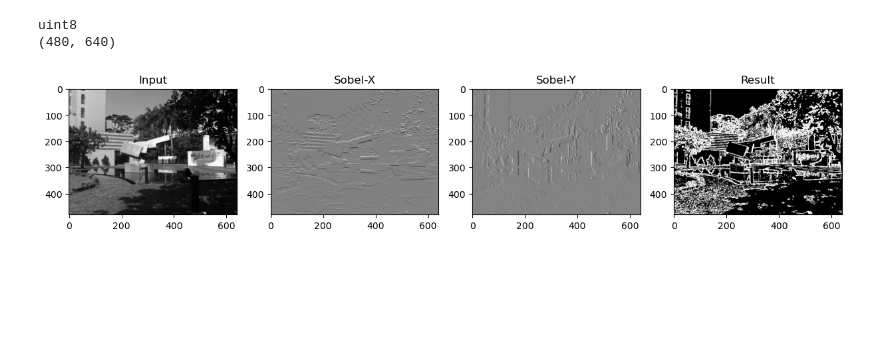
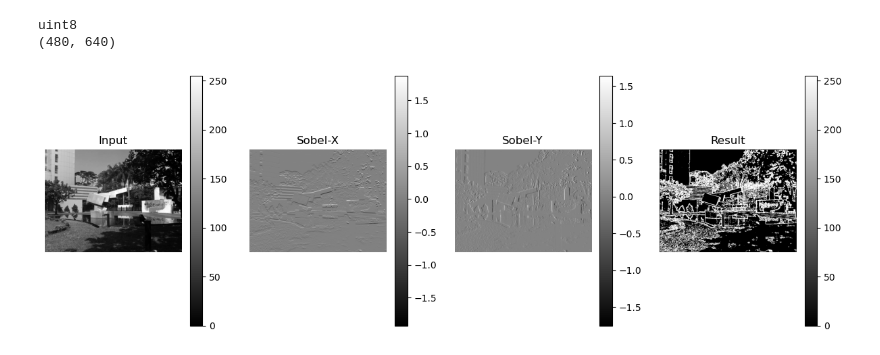
Before and after one commit to DanielHo-BS/ImageProcess, a Jupyter notebook: HW1/HW1-Sobel.ipynb, the cells around one changed output. Drawn from its saved outputs; the diff is of its cells as text; code cells hidden in the pictures; blank space fills up the shorter version.

Commit message:
Add colorbar and turn off axis

```diff
--- a/HW1/HW1-Sobel.ipynb
+++ b/HW1/HW1-Sobel.ipynb
@@ -39,21 +39,23 @@ result = (result > thresh) * maxval
 # %%
 # Create folder
 if not os.path.exists('images'):
     os.makedirs('images')
 
 # Show all images
-imgs = [img*maxval, tmpx*maxval, tmpy*maxval, result]
+imgs = [img*maxval, tmpx, tmpy, result]
 titles = ['Input', 'Sobel-X', 'Sobel-Y', 'Result']
 fig = plt.figure()
 fig.set_figwidth(15)
 for i in range(4):
     # Save image
     cv.imwrite('images/'+titles[i]+'.jpg', imgs[i])
     # Plot image
     plt.subplot(1,4,i+1)
     plt.imshow(imgs[i], 'gray')
     plt.title(titles[i])
+    plt.axis('off')
+    plt.colorbar()
 plt.savefig('images/All-Result-Sobel.jpg')
 plt.show()
 # %% [output]
-[figure, old version]
+[figure, new version]
```
Also changed, not shown: 8 other files.
